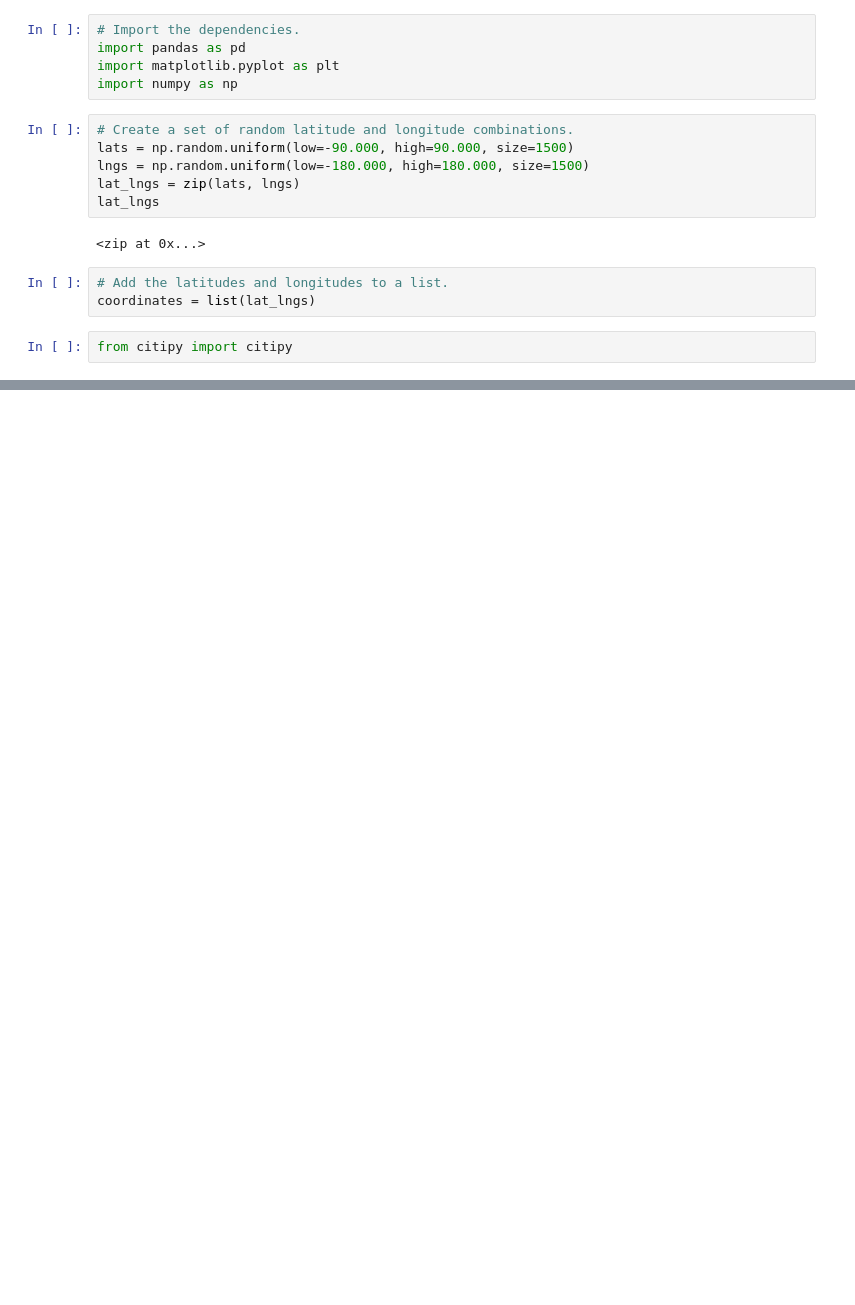
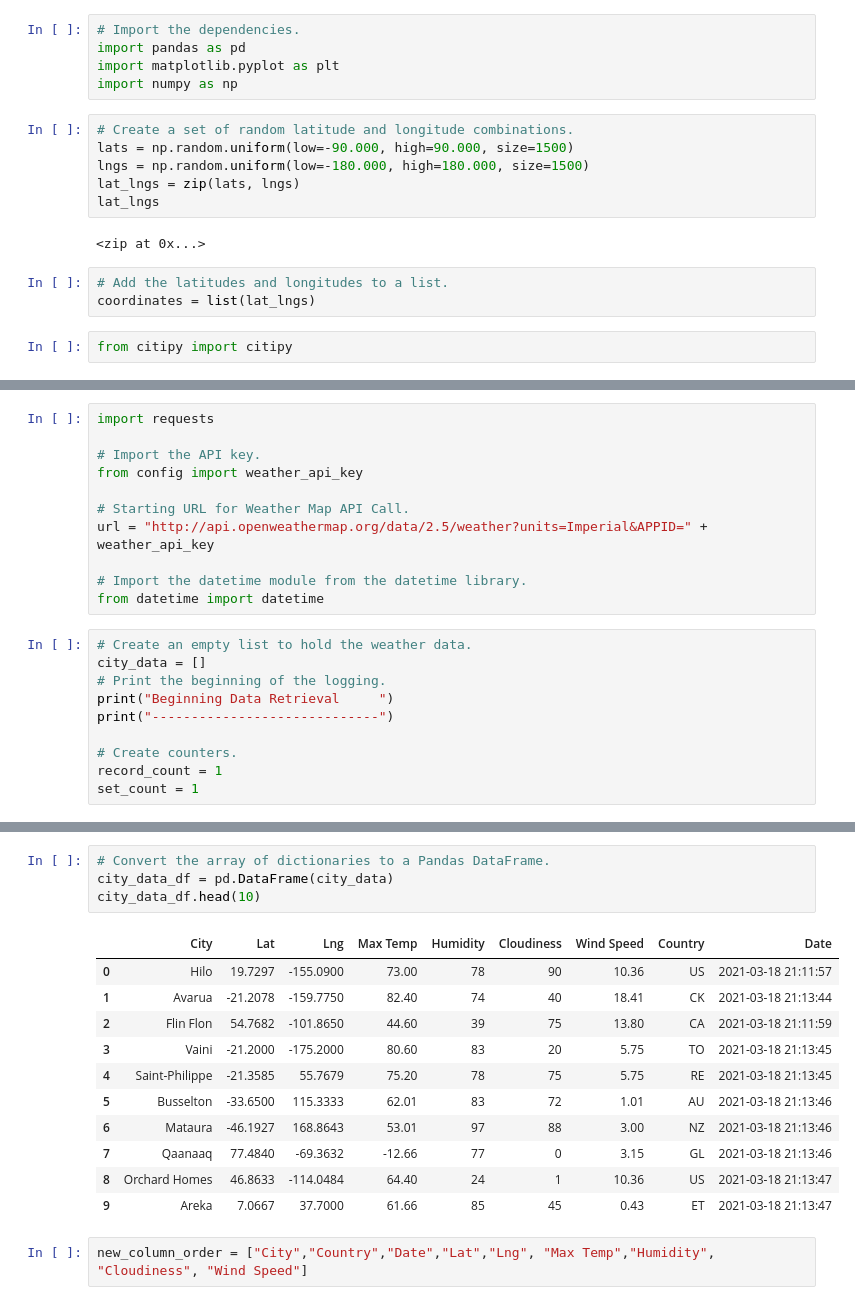
Before and after one commit to Cmarescot/World_Weather_Analysis, a Jupyter notebook: WeatherPy.ipynb, the cells around one changed output, grey strips where cells are left out. Saved outputs shown, nothing was run; the diff lists cells and outputs as text; blank space fills up the shorter version.

Commit message:
Adding Weather Analysis

```diff
--- a/WeatherPy.ipynb
+++ b/WeatherPy.ipynb
@@ -32,0 +33,21 @@ len(cities)
+# %%
+import requests
+
+# Import the API key.
+from config import weather_api_key
+
+# Starting URL for Weather Map API Call.
+url = "http://api.openweathermap.org/data/2.5/weather?units=Imperial&APPID=" + weather_api_key
+
+# Import the datetime module from the datetime library.
+from datetime import datetime
+# %%
+# Create an empty list to hold the weather data.
+city_data = []
+# Print the beginning of the logging.
+print("Beginning Data Retrieval     ")
+print("-----------------------------")
+
+# Create counters.
+record_count = 1
+set_count = 1
@@ -32,0 +125,18 @@ len(cities)
+# %%
+# Convert the array of dictionaries to a Pandas DataFrame.
+city_data_df = pd.DataFrame(city_data)
+city_data_df.head(10)
+# %% [output]
+|  | City | Lat | Lng | Max Temp | Humidity | Cloudiness | Wind Speed | Country | Date |
+| 0 | Hilo | 19.7297 | -155.0900 | 73.00 | 78 | 90 | 10.36 | US | 2021-03-18 21:11:57 |
+| 1 | Avarua | -21.2078 | -159.7750 | 82.40 | 74 | 40 | 18.41 | CK | 2021-03-18 21:13:44 |
+| 2 | Flin Flon | 54.7682 | -101.8650 | 44.60 | 39 | 75 | 13.80 | CA | 2021-03-18 21:11:59 |
+| 3 | Vaini | -21.2000 | -175.2000 | 80.60 | 83 | 20 | 5.75 | TO | 2021-03-18 21:13:45 |
+| 4 | Saint-Philippe | -21.3585 | 55.7679 | 75.20 | 78 | 75 | 5.75 | RE | 2021-03-18 21:13:45 |
+| 5 | Busselton | -33.6500 | 115.3333 | 62.01 | 83 | 72 | 1.01 | AU | 2021-03-18 21:13:46 |
+| 6 | Mataura | -46.1927 | 168.8643 | 53.01 | 97 | 88 | 3.00 | NZ | 2021-03-18 21:13:46 |
+| 7 | Qaanaaq | 77.4840 | -69.3632 | -12.66 | 77 | 0 | 3.15 | GL | 2021-03-18 21:13:46 |
+| 8 | Orchard Homes | 46.8633 | -114.0484 | 64.40 | 24 | 1 | 10.36 | US | 2021-03-18 21:13:47 |
+| 9 | Areka | 7.0667 | 37.7000 | 61.66 | 85 | 45 | 0.43 | ET | 2021-03-18 21:13:47 |
+# %%
+new_column_order = ["City","Country","Date","Lat","Lng", "Max Temp","Humidity", "Cloudiness", "Wind Speed"]
```
Also changed, not shown: parts of 5 cells of this notebook, 3 other files.
